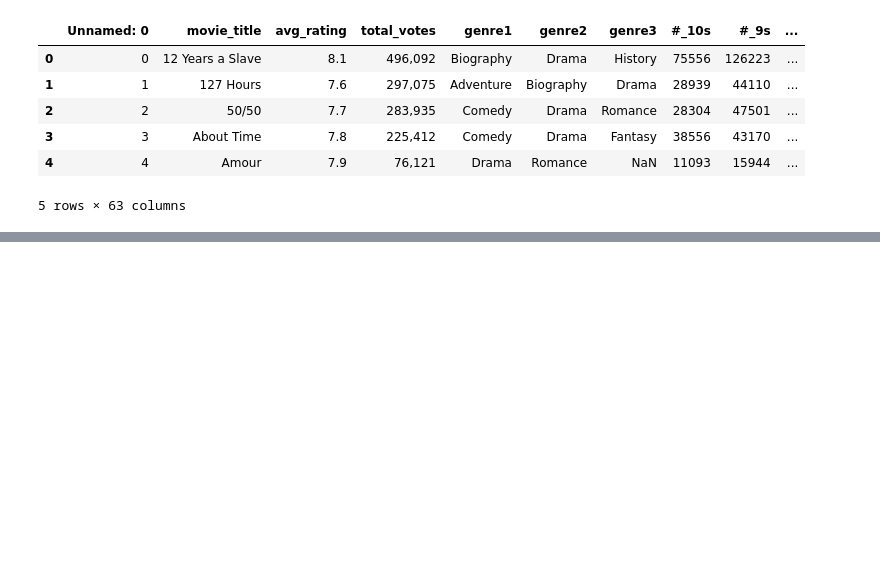
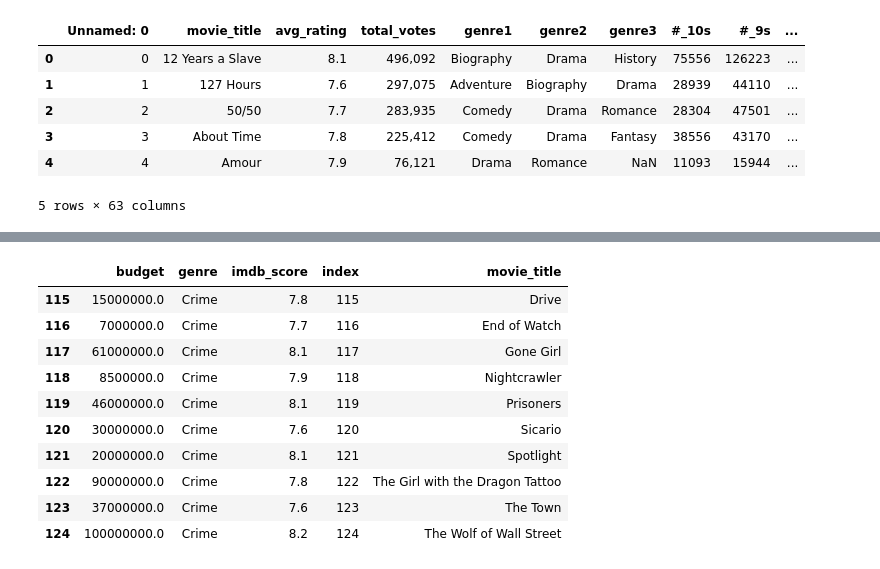
Before and after one commit to Suhang1014/DV_IMDBmovie-score, a Jupyter notebook: Data_Cleaning&Processing.ipynb, the cells around one changed output, grey strips where cells are left out. Saved outputs shown, nothing was run; the diff lists cells and outputs as text; code cells hidden in the pictures; blank space fills up the shorter version.

```diff
--- a/Data_Cleaning&Processing.ipynb
+++ b/Data_Cleaning&Processing.ipynb
@@ -348,0 +371,24 @@ df_cleandata.head()
+# %%
+from collections import defaultdict
+
+count_dict0 = defaultdict(lambda: 0)
+count_dict1 = defaultdict(lambda: defaultdict(lambda: 0))
+count_dict_f = defaultdict(lambda: defaultdict(lambda: 0))
+count_dict_m = defaultdict(lambda: defaultdict(lambda: 0))
+for index, row in df_cleandata.iterrows():
+    for genre in genre_list:
+        if (row.genre1 == genre or row.genre2 == genre or row.genre3 == genre):
+            count_dict0[genre] += 1
+            count_dict1[genre]['under18'] += int(row['avgr_u18'])
+            count_dict1[genre]['18-29'] += int(row['avgr_18-29'])
+            count_dict1[genre]['30-44'] += int(row['avgr_30-44'])
+            count_dict1[genre]['above45'] += int(row['avgr_a45'])
+            count_dict_f[genre]['under18'] += int(row['avgr_u18f'])
+            count_dict_f[genre]['18-29'] += int(row['avgr_18-29f'])
+            count_dict_f[genre]['30-44'] += int(row['avgr_30-44f'])
+            count_dict_f[genre]['above45'] += int(row['avgr_a45f'])
+            count_dict_m[genre]['under18'] += int(row['avgr_u18m'])
+            count_dict_m[genre]['18-29'] += int(row['avgr_18-29m'])
+            count_dict_m[genre]['30-44'] += int(row['avgr_30-44m'])
+            count_dict_m[genre]['above45'] += int(row['avgr_a45m'])
+print(count_dict1)
@@ -348,0 +491,30 @@ df_cleandata.head()
+# %%
+# budget vs. imdb_score
+results_list = []
+i = -1
+for genre in genre_list:
+    for index,row in df_cleandata.iterrows():
+        count_dict_budget = {}
+        if (row.genre1 == genre or row.genre2 == genre or row.genre3 == genre):
+            i = i + 1
+            count_dict_budget['index'] = i
+            count_dict_budget['genre'] = genre
+            count_dict_budget['movie_title'] = row['movie_title']
+            count_dict_budget['imdb_score'] = row['imdb_score']
+            count_dict_budget['budget'] = row['budget']
+            results_list.append(count_dict_budget)
+# print(results_list)
+pd_collect_budget = pd.DataFrame(results_list)
+pd_collect_budget[pd_collect_budget['genre']=='Crime']
+# %% [output]
+|  | budget | genre | imdb_score | index | movie_title |
+| 115 | 15000000.0 | Crime | 7.8 | 115 | Drive |
+| 116 | 7000000.0 | Crime | 7.7 | 116 | End of Watch |
+| 117 | 61000000.0 | Crime | 8.1 | 117 | Gone Girl |
+| 118 | 8500000.0 | Crime | 7.9 | 118 | Nightcrawler |
+| 119 | 46000000.0 | Crime | 8.1 | 119 | Prisoners |
+| 120 | 30000000.0 | Crime | 7.6 | 120 | Sicario |
+| 121 | 20000000.0 | Crime | 8.1 | 121 | Spotlight |
+| 122 | 90000000.0 | Crime | 7.8 | 122 | The Girl with the Dragon Tattoo |
+| 123 | 37000000.0 | Crime | 7.6 | 123 | The Town |
+| 124 | 100000000.0 | Crime | 8.2 | 124 | The Wolf of Wall Street |
```
Also changed, not shown: parts of 12 cells of this notebook, 15 other files.
